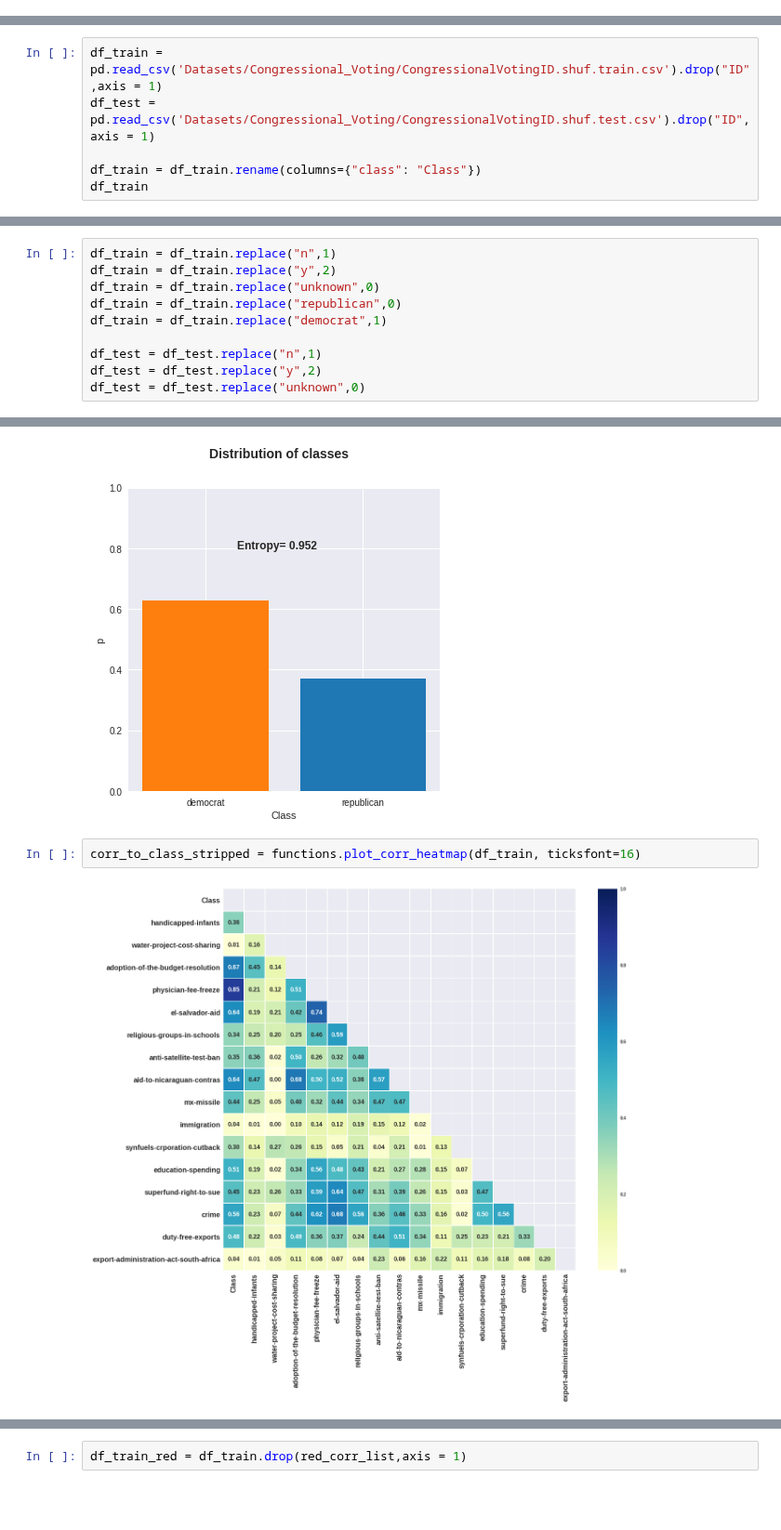
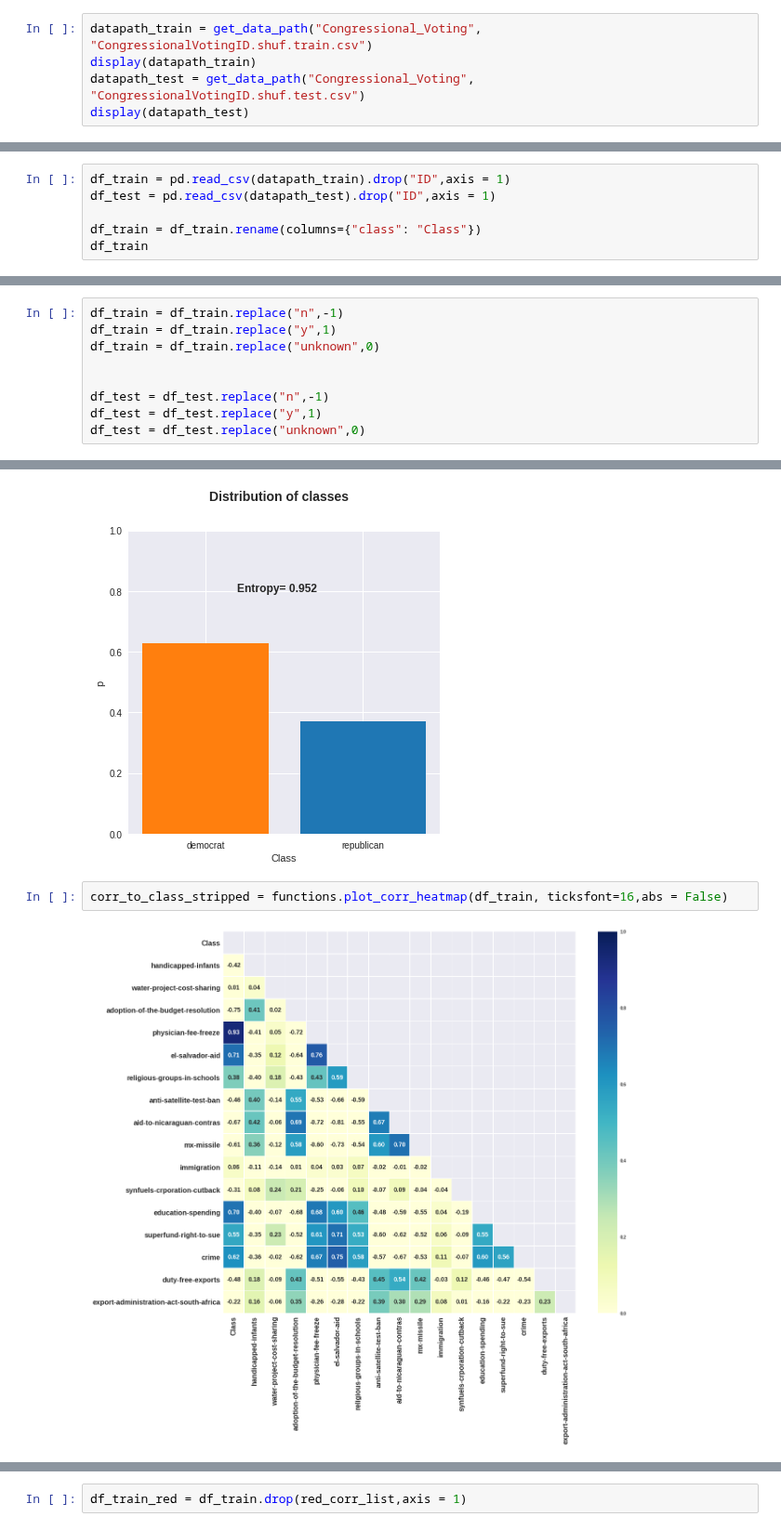
Before and after one commit to hitimr/ML_2020, a Jupyter notebook: Ex1/voting/voting_mlp_alex.ipynb, the cells around one changed output, grey strips where cells are left out. Shown at 93% size. Drawn from its saved outputs; the diff is of its cells as text; blank space fills up the shorter version.

```diff
--- a/Ex1/voting/voting_mlp_alex.ipynb
+++ b/Ex1/voting/voting_mlp_alex.ipynb
@@ -32,0 +42,5 @@ sys.path.insert(0,parentdir)
+# %%
+datapath_train = get_data_path("Congressional_Voting", "CongressionalVotingID.shuf.train.csv")
+display(datapath_train)
+datapath_test = get_data_path("Congressional_Voting", "CongressionalVotingID.shuf.test.csv")
+display(datapath_test)
@@ -34,8 +51,8 @@ sys.path.insert(0,parentdir)
 # Data exploration
 Data consinst out of of class for the classification and the instances are mostly "y,n,unknown".
 # %%
-df_train = pd.read_csv('Datasets/Congressional_Voting/CongressionalVotingID.shuf.train.csv').drop("ID",axis = 1)
-df_test = pd.read_csv('Datasets/Congressional_Voting/CongressionalVotingID.shuf.test.csv').drop("ID",axis = 1)
+df_train = pd.read_csv(datapath_train).drop("ID",axis = 1)
+df_test = pd.read_csv(datapath_test).drop("ID",axis = 1)
 
 df_train = df_train.rename(columns={"class": "Class"})
 df_train
@@ -109,14 +126,13 @@ $y \rightarrow 2$
 # %% [markdown]
 # Data preparation
 # %%
-df_train = df_train.replace("n",1)
-df_train = df_train.replace("y",2)
+df_train = df_train.replace("n",-1)
+df_train = df_train.replace("y",1)
 df_train = df_train.replace("unknown",0)
-df_train = df_train.replace("republican",0)
-df_train = df_train.replace("democrat",1)
 
-df_test = df_test.replace("n",1)
-df_test = df_test.replace("y",2)
+
+df_test = df_test.replace("n",-1)
+df_test = df_test.replace("y",1)
 df_test = df_test.replace("unknown",0)
 # %%
 # Colors
@@ -139,6 +155,6 @@ plt.savefig("class_dist.png")
 # %% [output]
 [figure]
 # %%
-corr_to_class_stripped = functions.plot_corr_heatmap(df_train, ticksfont=16)
+corr_to_class_stripped = functions.plot_corr_heatmap(df_train, ticksfont=16,abs = False)
 # %% [output]
-[figure, old version]
+[figure, new version]
```
Also changed, not shown: parts of 12 cells of this notebook, 2 other files.
